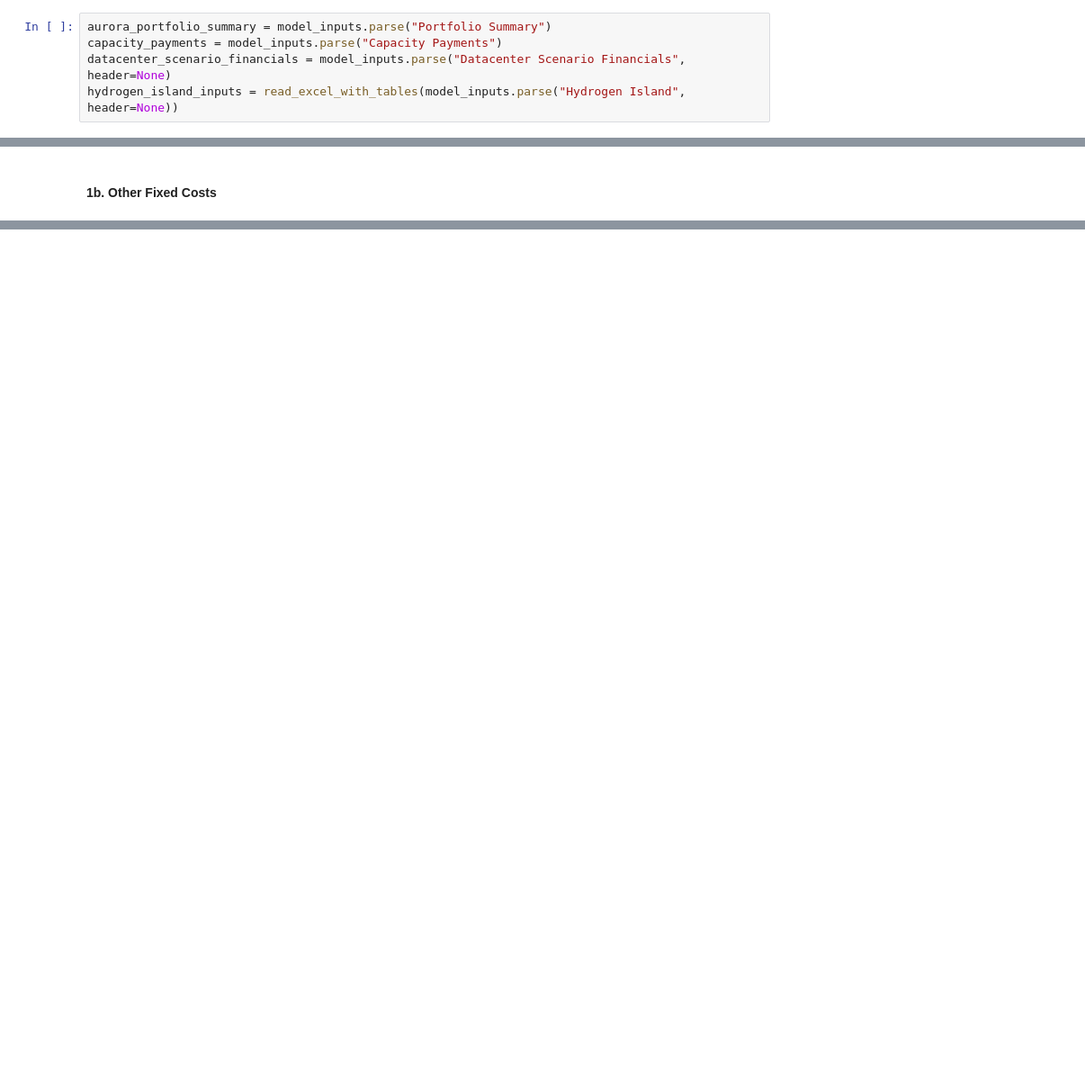
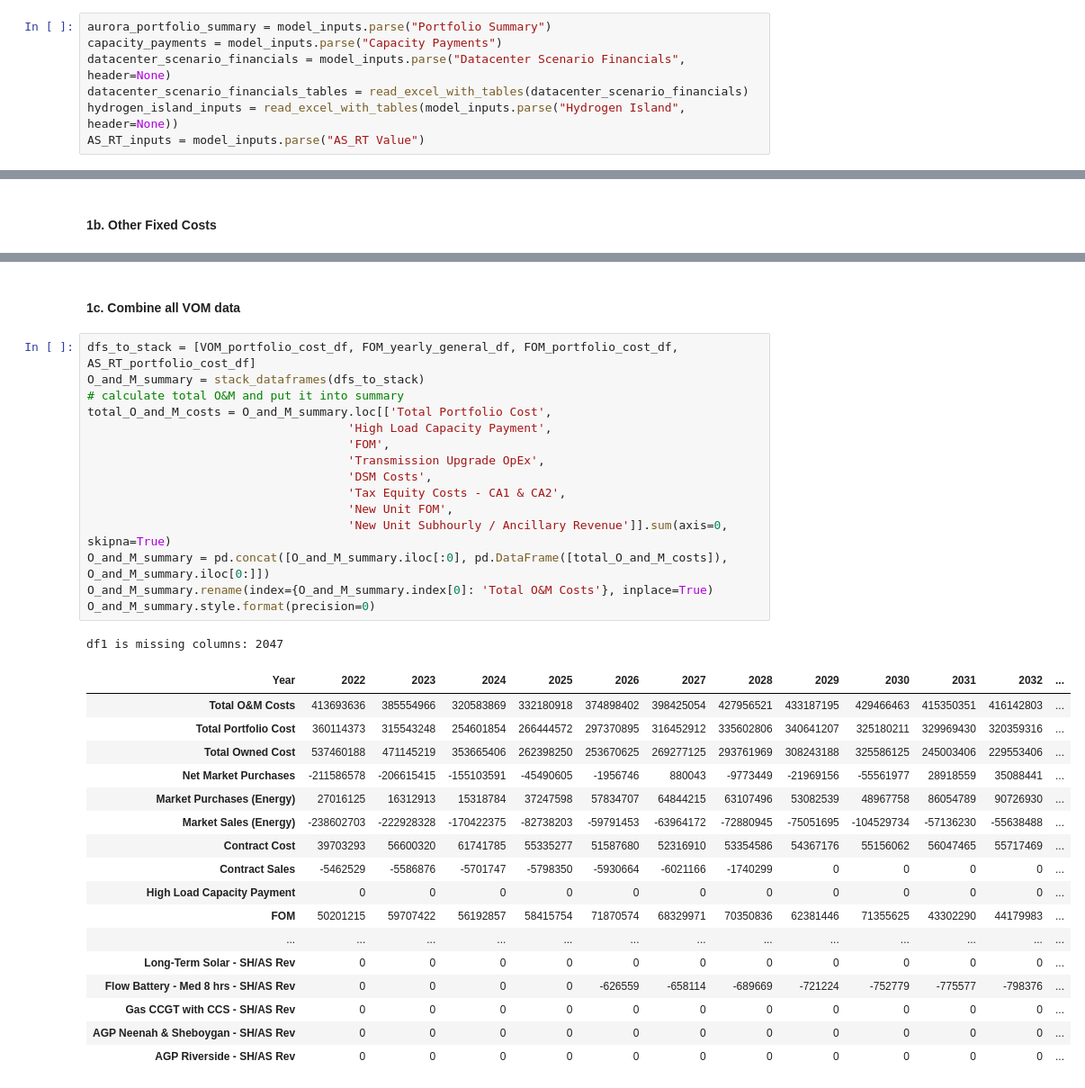
Before and after one commit to anyalomsadzeCRA/WPL-Financial-Model, a Jupyter notebook: WPL Financial Model.ipynb, the cells around one changed output, grey strips where cells are left out. Shown: that part at 90% size. Cells and saved outputs as stored; diff of their text form; blank space fills up the shorter version.

```diff
--- a/WPL Financial Model.ipynb
+++ b/WPL Financial Model.ipynb
@@ -115,4 +49,6 @@ CCS_inputs_tables = read_excel_with_tables(CCS_inputs)
 aurora_portfolio_summary = model_inputs.parse("Portfolio Summary")
 capacity_payments = model_inputs.parse("Capacity Payments")
 datacenter_scenario_financials = model_inputs.parse("Datacenter Scenario Financials", header=None)
+datacenter_scenario_financials_tables = read_excel_with_tables(datacenter_scenario_financials)
 hydrogen_island_inputs = read_excel_with_tables(model_inputs.parse("Hydrogen Island", header=None))
+AS_RT_inputs = model_inputs.parse("AS_RT Value")
@@ -362,0 +336,36 @@ FOM_portfolio_cost_df.style.format(precision=0)
+# %% [markdown]
+#### 1c. Combine all VOM data
+# %%
+dfs_to_stack = [VOM_portfolio_cost_df, FOM_yearly_general_df, FOM_portfolio_cost_df, AS_RT_portfolio_cost_df]
+O_and_M_summary = stack_dataframes(dfs_to_stack)
+# calculate total O&M and put it into summary
+total_O_and_M_costs = O_and_M_summary.loc[['Total Portfolio Cost',
+                                     'High Load Capacity Payment',
+                                     'FOM',
+                                     'Transmission Upgrade OpEx',
+                                     'DSM Costs',
+                                     'Tax Equity Costs - CA1 & CA2',
+                                     'New Unit FOM',
+                                     'New Unit Subhourly / Ancillary Revenue']].sum(axis=0, skipna=True)
+O_and_M_summary = pd.concat([O_and_M_summary.iloc[:0], pd.DataFrame([total_O_and_M_costs]), O_and_M_summary.iloc[0:]])
+O_and_M_summary.rename(index={O_and_M_summary.index[0]: 'Total O&M Costs'}, inplace=True)
+O_and_M_summary.style.format(precision=0)
+# %% [output]
+df1 is missing columns: 2047
+| Year | 2022 | 2023 | 2024 | 2025 | 2026 | 2027 | 2028 | 2029 | 2030 | 2031 | 2032 | ... |
+| Total O&M Costs | 413693636 | 385554966 | 320583869 | 332180918 | 374898402 | 398425054 | 427956521 | 433187195 | 429466463 | 415350351 | 416142803 | ... |
+| Total Portfolio Cost | 360114373 | 315543248 | 254601854 | 266444572 | 297370895 | 316452912 | 335602806 | 340641207 | 325180211 | 329969430 | 320359316 | ... |
+| Total Owned Cost | 537460188 | 471145219 | 353665406 | 262398250 | 253670625 | 269277125 | 293761969 | 308243188 | 325586125 | 245003406 | 229553406 | ... |
+| Net Market Purchases | -211586578 | -206615415 | -155103591 | -45490605 | -1956746 | 880043 | -9773449 | -21969156 | -55561977 | 28918559 | 35088441 | ... |
+| Market Purchases (Energy) | 27016125 | 16312913 | 15318784 | 37247598 | 57834707 | 64844215 | 63107496 | 53082539 | 48967758 | 86054789 | 90726930 | ... |
+| Market Sales (Energy) | -238602703 | -222928328 | -170422375 | -82738203 | -59791453 | -63964172 | -72880945 | -75051695 | -104529734 | -57136230 | -55638488 | ... |
+| Contract Cost | 39703293 | 56600320 | 61741785 | 55335277 | 51587680 | 52316910 | 53354586 | 54367176 | 55156062 | 56047465 | 55717469 | ... |
+| Contract Sales | -5462529 | -5586876 | -5701747 | -5798350 | -5930664 | -6021166 | -1740299 | 0 | 0 | 0 | 0 | ... |
+| High Load Capacity Payment | 0 | 0 | 0 | 0 | 0 | 0 | 0 | 0 | 0 | 0 | 0 | ... |
+| FOM | 50201215 | 59707422 | 56192857 | 58415754 | 71870574 | 68329971 | 70350836 | 62381446 | 71355625 | 43302290 | 44179983 | ... |
+| ... | ... | ... | ... | ... | ... | ... | ... | ... | ... | ... | ... | ... |
+| Long-Term Solar - SH/AS Rev | 0 | 0 | 0 | 0 | 0 | 0 | 0 | 0 | 0 | 0 | 0 | ... |
+| Flow Battery - Med 8 hrs - SH/AS Rev | 0 | 0 | 0 | 0 | -626559 | -658114 | -689669 | -721224 | -752779 | -775577 | -798376 | ... |
+| Gas CCGT with CCS - SH/AS Rev | 0 | 0 | 0 | 0 | 0 | 0 | 0 | 0 | 0 | 0 | 0 | ... |
+| AGP Neenah & Sheboygan - SH/AS Rev | 0 | 0 | 0 | 0 | 0 | 0 | 0 | 0 | 0 | 0 | 0 | ... |
+| AGP Riverside - SH/AS Rev | 0 | 0 | 0 | 0 | 0 | 0 | 0 | 0 | 0 | 0 | 0 | ... |
```
Also changed, not shown: parts of 20 cells of this notebook, 3 other files.
